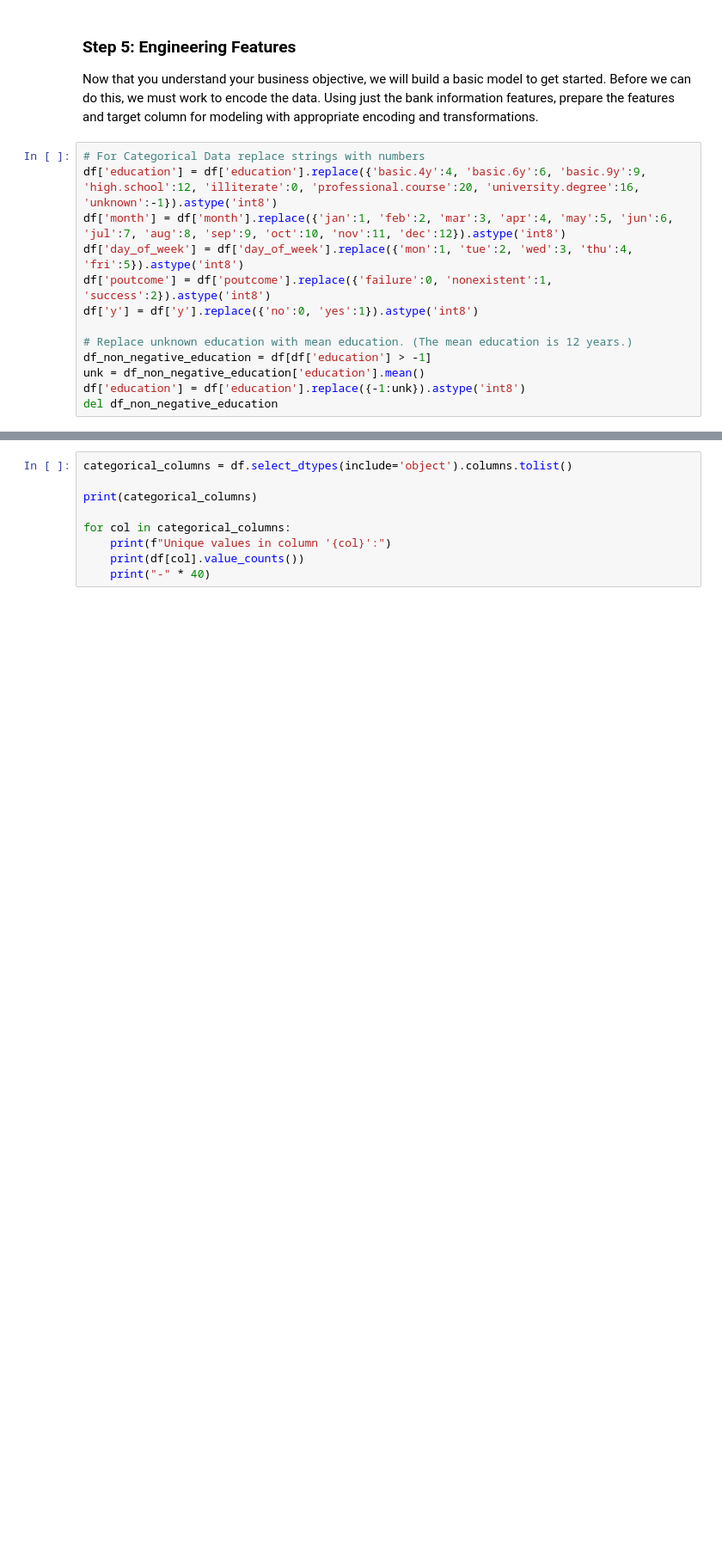
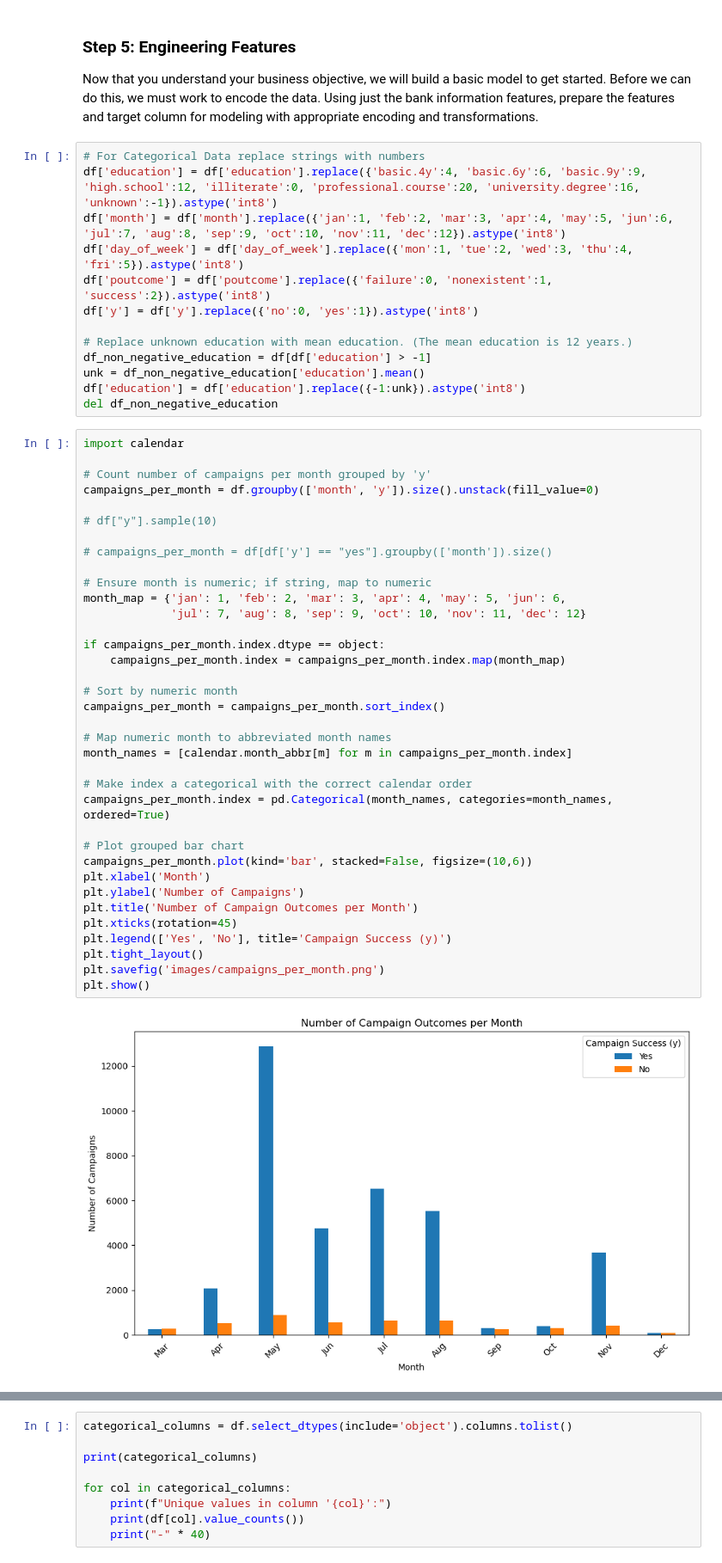
Before and after one commit to makarandkeer/BerkeleyAssignments, a Jupyter notebook: practical_application_III/practical_application_III.ipynb, the cells around one changed output, grey strips where cells are left out. Shown at 86% size. Cells and saved outputs as stored; diff of their text form; blank space fills up the shorter version.

Commit message:
added plots

```diff
--- a/practical_application_III/practical_application_III.ipynb
+++ b/practical_application_III/practical_application_III.ipynb
@@ -190,3 +192,41 @@ df_non_negative_education = df[df['education'] > -1]
 unk = df_non_negative_education['education'].mean()
 df['education'] = df['education'].replace({-1:unk}).astype('int8')
 del df_non_negative_education
+# %%
+import calendar
+
+# Count number of campaigns per month grouped by 'y'
+campaigns_per_month = df.groupby(['month', 'y']).size().unstack(fill_value=0)
+
+# df["y"].sample(10)
+
+# campaigns_per_month = df[df['y'] == "yes"].groupby(['month']).size()
+
+# Ensure month is numeric; if string, map to numeric
+month_map = {'jan': 1, 'feb': 2, 'mar': 3, 'apr': 4, 'may': 5, 'jun': 6,
+             'jul': 7, 'aug': 8, 'sep': 9, 'oct': 10, 'nov': 11, 'dec': 12}
+
+if campaigns_per_month.index.dtype == object:
+    campaigns_per_month.index = campaigns_per_month.index.map(month_map)
+
+# Sort by numeric month
+campaigns_per_month = campaigns_per_month.sort_index()
+
+# Map numeric month to abbreviated month names
+month_names = [calendar.month_abbr[m] for m in campaigns_per_month.index]
+
+# Make index a categorical with the correct calendar order
+campaigns_per_month.index = pd.Categorical(month_names, categories=month_names, ordered=True)
+
+# Plot grouped bar chart
+campaigns_per_month.plot(kind='bar', stacked=False, figsize=(10,6))
+plt.xlabel('Month')
+plt.ylabel('Number of Campaigns')
+plt.title('Number of Campaign Outcomes per Month')
+plt.xticks(rotation=45)
+plt.legend(['Yes', 'No'], title='Campaign Success (y)')
+plt.tight_layout()
+plt.savefig('images/campaigns_per_month.png')
+plt.show()
+# %% [output]
+[figure, added]
```
Also changed, not shown: parts of 3 cells of this notebook, 3 other files.
